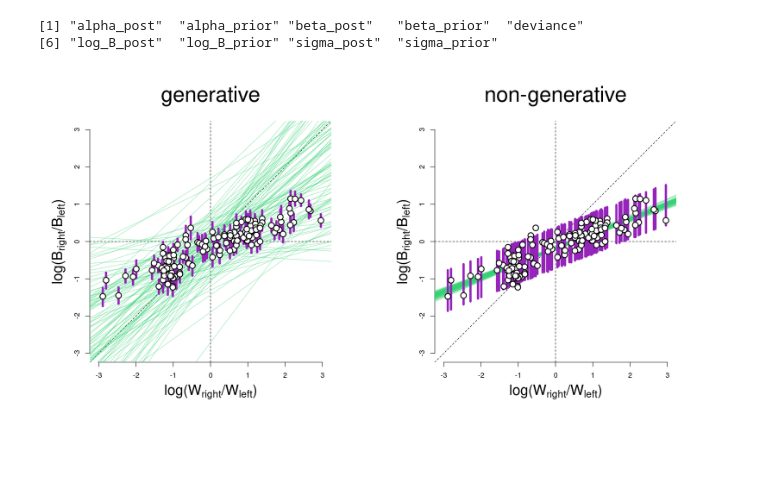
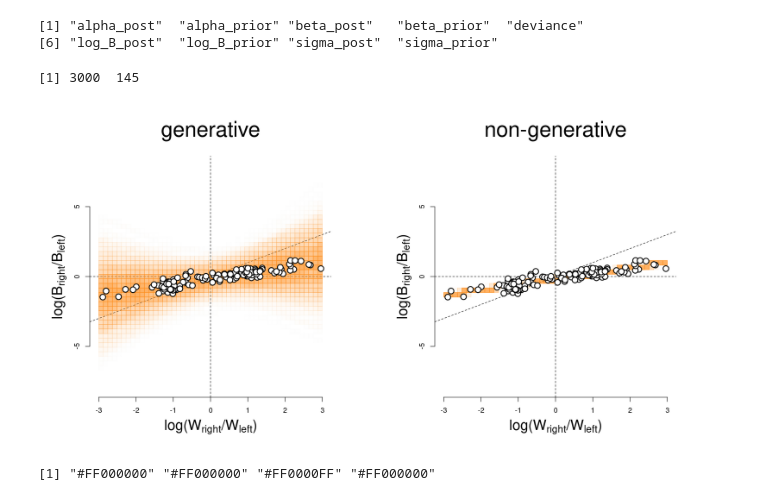
Before and after one commit to JLBaroja/JAPE, a Jupyter notebook: Reports/generative_matching.ipynb, the cells around one changed output. Cells and saved outputs as stored; diff of their text form; code cells hidden in the pictures; blank space fills up the shorter version.

Commit message:
Uncertainty in "gradient" plot

```diff
--- a/Reports/generative_matching.ipynb
+++ b/Reports/generative_matching.ipynb
@@ -183,6 +201,10 @@ names(nds_non_gen)
 # %% [output]
 [1] "alpha_post"  "alpha_prior" "beta_post"   "beta_prior"  "deviance"
 [6] "log_B_post"  "log_B_prior" "sigma_post"  "sigma_prior"
+# %%
+dim(nds_non_gen$log_B_post)
+# %% [output]
+[1] 3000  145
 # %%
 post_predictive <- function(nds,
                             prediction='posterior',
@@ -192,42 +214,82 @@ post_predictive <- function(nds,
         pred_node <- nds$log_B_post
 
 #         pred_node <- nds$log_B_prior
 #     }
-    plot(NULL,xlim=c(-3,3),ylim=c(-3,3),axes=F,ann=F)
+    plot(NULL,xlim=c(-3,3),ylim=c(-8,8),axes=F,ann=F)
     axis(1);axis(2)
     mtext(title,3,cex=3,line=2)
     mtext(expression(paste(log,'(',W[right],'/',W[left],')')),1,cex=2,line=3.5)
     mtext(expression(paste(log,'(',B[right],'/',B[left],')')),2,cex=2,line=2.5)
     abline(0,1,lty='dashed')
     abline(v=0,lty='dashed')
     abline(h=0,lty='dashed')
 
+    # LINES
+#     smpl <- sample(x = dim(nds$log_B_post)[1],size = 1000)
+#     for(j in smpl){
+#         abline(nds$alpha_post[j],
+#                nds$beta_post[j],col='#62f06510')
 
-    smpl <- sample(x = dim(nds$log_B_post)[1],size = 100)
-    for(j in smpl){
-        abline(nds$alpha_post[j],
-               nds$beta_post[j],col='#37d27588')
+#     }
+#     abline(mean(nds$alpha_post),
+#                mean(nds$beta_post),col='#ee0000',lwd=2)
 
+    # GRADIENT
+    # More model uncertainty
+    n_brks <- 50
+    x_brks <- seq(-3,3,length.out = n_brks)
+    x_poly <- (x_brks[2]-x_brks[1])/2
+    x_mids <- x_brks[1:(length(x_brks)-1)]+x_poly
+    y_brks <- seq(-8,8,length.out = n_brks)
+    y_poly <- (y_brks[2]-y_brks[1])/2
+    y_mids <- y_brks[1:(length(y_brks)-1)]+y_poly
+    for(i in 1:length(x_mids)){
+        # Generate random samples at x_mids[i]
+        ssize <- 1600
+        distro <- NA
+        for(j in 1:ssize){
+            distro[j] <- nds$alpha_post[j]+nds$beta_post[j]*x_mids[i]
+        }
+        ht <- hist(distro,breaks = y_brks,plot=F)
+        colz <- rgb(red = 253,
+              green = 143,
+              blue = 32,
+              alpha=ht$density*(255*.7)/max(ht$density),
+              maxColorValue = 255)
+        bordz <- rgb(red = 253,
+              green = 143,
+              blue = 32,
+              alpha=ht$density*(255)/max(ht$density),
+              maxColorValue = 255)
+        # Polygons
+        for(k in 1:length(y_mids)){
+            polygon(x = c(x_mids[i]+(x_poly*c(-1,1,1,-1))),
+                    y = c(y_mids[k]+(y_poly*c(-1,-1,1,1))),
+                   border=bordz[k],col=colz[k])
+#             points(x_mids[i],y_mids[k])
+        }
     }
+#     points(x_mids,y_mids)
 
 
-    for(i in 1:nrow(bb_stable)){
-#         pred <- quantile(nds$log_B_post[,i],probs = c(0.025,0.975))
-        pred <- quantile(pred_node[,i],probs = c(0.025,0.975))
-        lines(rep(log(W_r[i]/W_l[i]),2),pred,lwd=5,col='#9525ba')
-    }
+    # POST-PRED
+#     for(i in 1:nrow(bb_stable)){
+# #         pred <- quantile(nds$log_B_post[,i],probs = c(0.025,0.975))
+#         pred <- quantile(pred_node[,i],probs = c(0.025,0.975))
+#         lines(rep(log(W_r[i]/W_l[i]),2),pred,lwd=5,col='#9525ba')
+#     }
 
-
+    # DATA
     points(log(bb_stable$n_reinf_right/bb_stable$n_reinf_left),
            log(bb_stable$n_resp_right/bb_stable$n_resp_left),
            pch=21,lwd=2,cex=1.75,bg='#ffffff')
 
 }
 
 options(repr.plot.width=16,repr.plot.height=8)
 par(mar=rep(6,4))
 layout(matrix(1:2,ncol=2))
 post_predictive(nds_gen,title='generative')
 post_predictive(nds_non_gen,title='non-generative')
 # %% [output]
-[figure, old version]
+[figure, new version]
@@ -233,0 +298,4 @@ post_predictive(nds_non_gen,title='non-generative')
+# %%
+color
+# %% [output]
+[1] "#FF000000" "#FF000000" "#FF0000FF" "#FF000000"
```
Also changed, not shown: parts of 22 cells of this notebook.
